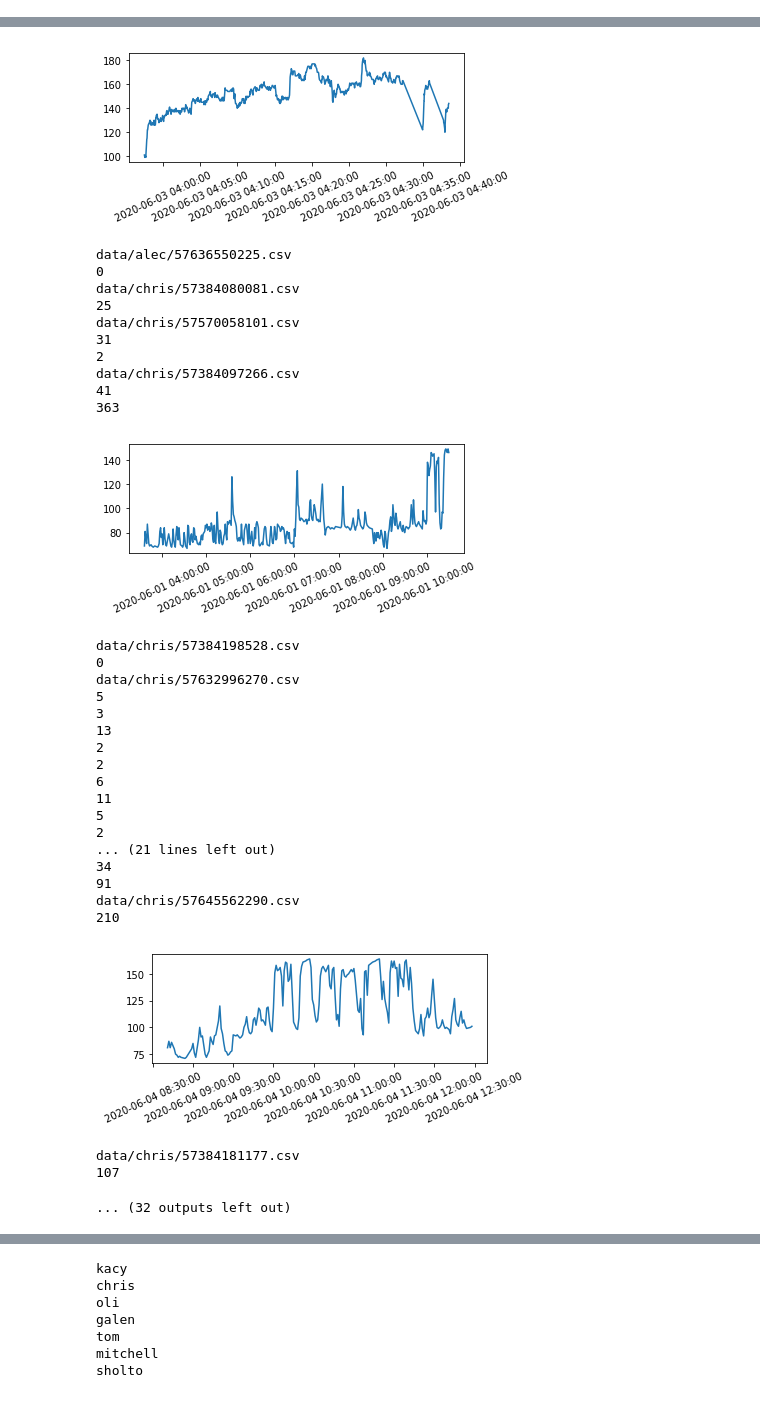
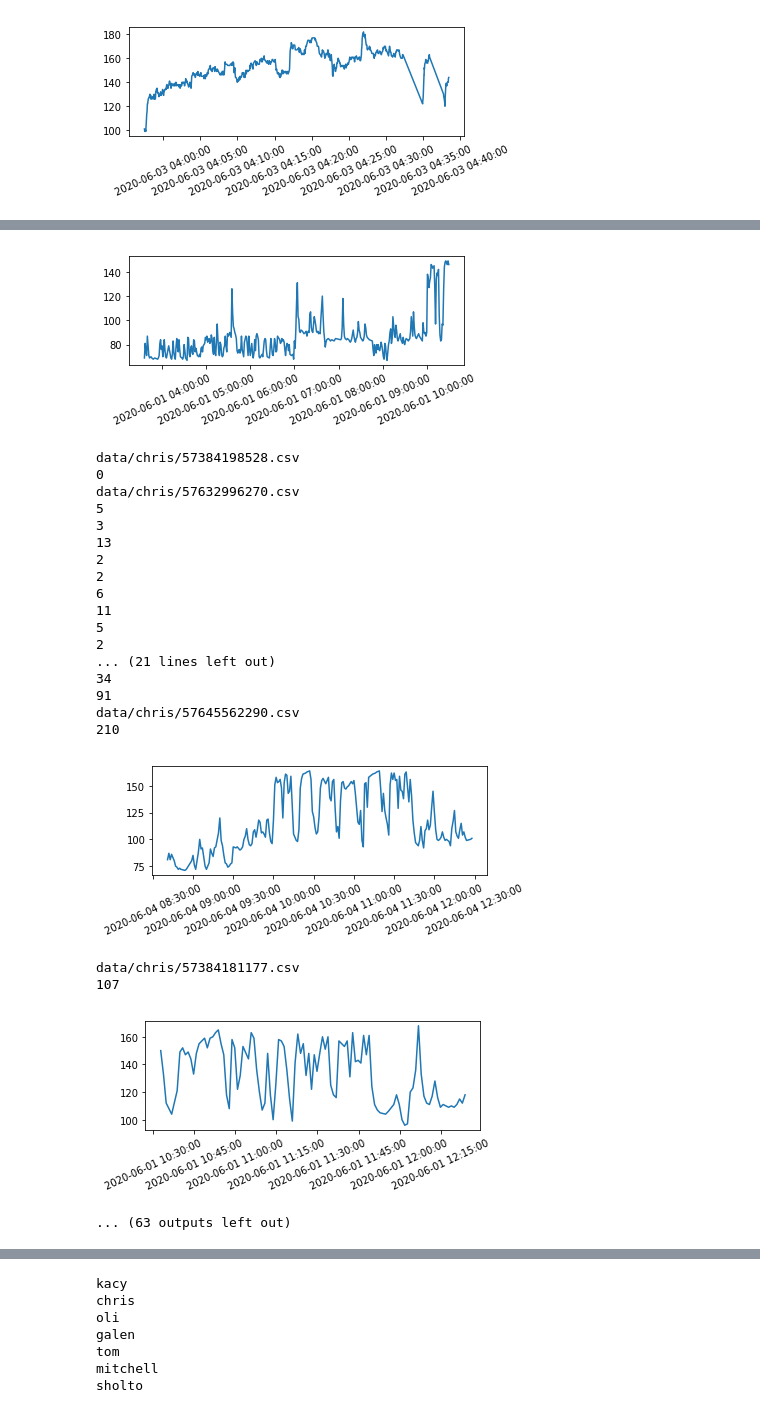
Before and after one commit to sholtodouglas/heartRateChallenge, a Jupyter notebook: parsing.ipynb, the cells around one changed output, grey strips where cells are left out. Saved outputs shown, nothing was run; the diff lists cells and outputs as text; code cells hidden in the pictures.

```diff
--- a/parsing.ipynb
+++ b/parsing.ipynb
@@ -213,7 +213,7 @@ for c in csv_files:
 
         for i, df in enumerate(l_of_dfs):
             print(len(df))
-            if len(df) > 0 and (130 < df['heart_rate']).any():
+            if len(df) > 0 and (125 < df['heart_rate']).any():
                 plot(df, filename+str(i))
                 for f in friends:
                     if f.name in filename:
@@ -233,0 +236 @@ data/oli/5031939967.csv
+[figure]
@@ -236,36 +253,26 @@ data/alec/5031941619.csv
-[figure]
+[figure]
-data/alec/57636550225.csv
+data/chris/57384198528.csv
 0
-data/chris/57384080081.csv
-25
-data/chris/57570058101.csv
-31
+data/chris/57632996270.csv
+5
+3
+13
 2
-data/chris/57384097266.csv
-41
-363
+2
+6
+11
+5
+2
+... (21 lines left out)
+34
+91
+data/chris/57645562290.csv
+210
-[figure]
+[figure]
-data/chris/57384198528.csv
-0
-data/chris/57632996270.csv
-5
-3
-13
-2
-2
-6
-11
-5
-2
-... (21 lines left out)
-34
-91
-data/chris/57645562290.csv
-210
+data/chris/57384181177.csv
+107
-[figure]
+[figure, added]
-data/chris/57384181177.csv
-107
+... (63 outputs left out)
-... (32 outputs left out)
 # %%
 from tempfile import mkstemp
 from shutil import move, copymode
```
Also changed, not shown: parts of 3 cells of this notebook, 39 other files.
